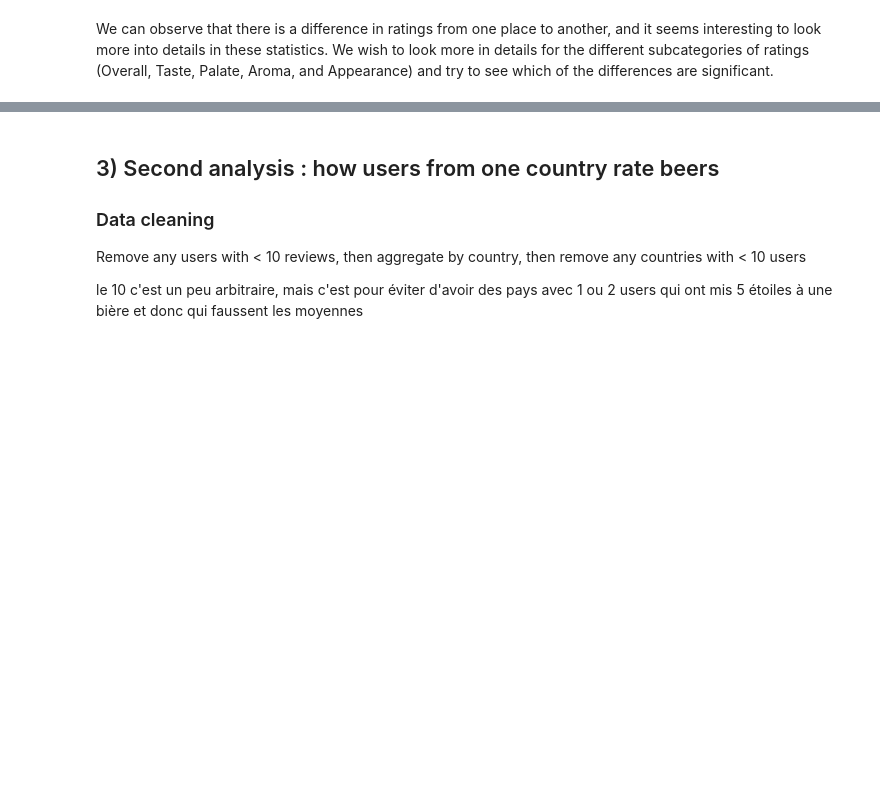
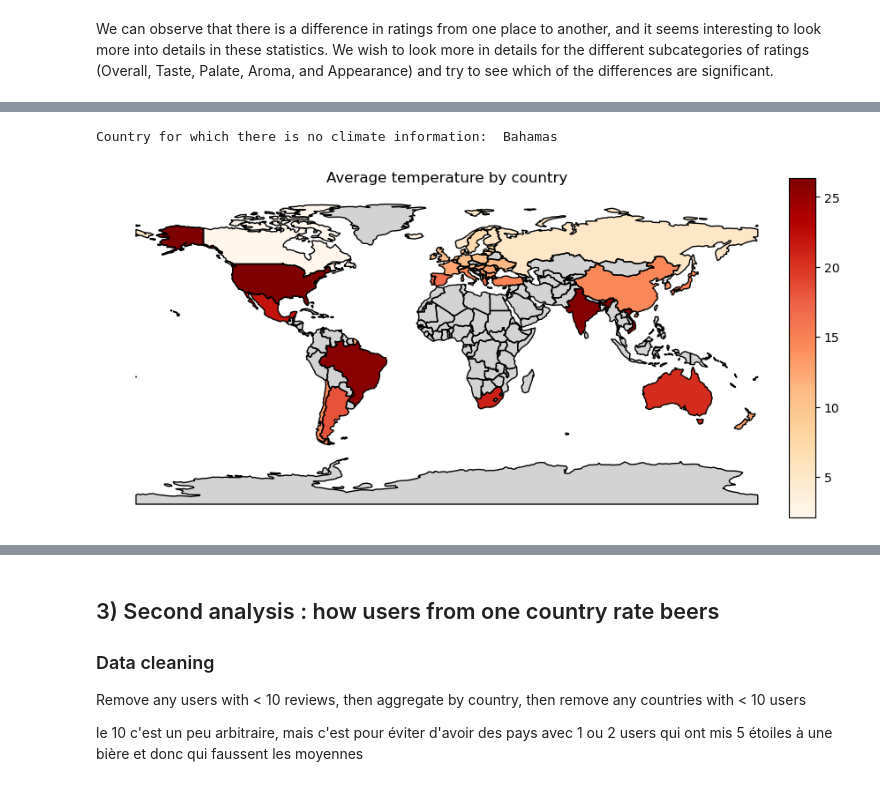
Before and after one commit to epfl-ada/ada-2023-project-riskybiscuits, a Jupyter notebook: main.ipynb, the cells around one changed output, grey strips where cells are left out. Drawn from its saved outputs; the diff is of its cells as text; code cells hidden in the pictures; blank space fills up the shorter version.

```diff
--- a/main.ipynb
+++ b/main.ipynb
@@ -387,0 +510,4 @@ pip install wordcloud
+# %%
+#load the dataset
+countries_climate = pd.read_csv('data/climate_countries.csv')
+countries_climate.head()
@@ -387,0 +521,34 @@ pip install wordcloud
+# %%
+#replace the names of the countries in the climate dataset to match the names in the ratings dataset
+countries_climate.loc[countries_climate["Country"].str.contains("United States"), "Country"] = "United States of America"
+countries_climate.loc[countries_climate["Country"].str.contains("Czechia"), "Country"] = "Czech Republic"
+countries_climate.loc[countries_climate["Country"].str.contains("Slovakia"), "Country"] = "Slovak Republic"
+countries_climate.loc[countries_climate["Country"].str.contains("Trinidad and Tobago"), "Country"] = "Trinidad & Tobago"
+# %%
+#keep only the climate from the countries in the dataset
+countries_climate = countries_climate[countries_climate['Country'].isin(avg_ratings.brewery_location.unique())]
+
+#print the countries in avg_ratings that are not in countries_climate
+print('Country for which there is no climate information: ', avg_ratings[~avg_ratings['brewery_location'].isin(countries_climate['Country'])]['brewery_location'].iloc[0])
+# %% [output]
+Country for which there is no climate information:  Bahamas
+# %%
+# Merge the world map with the climate data
+world_climate = world.copy()
+world_climate = world_climate.merge(countries_climate, left_on="name", right_on="Country", how="left")
+#drop 'Country' column as 'world' already has country names in the column 'name'
+world_climate = world_climate.drop(columns=['Country'])
+
+# Merge with the average ratings
+world_climate = world_climate.merge(avg_ratings, left_on="name", right_on="brewery_location", how="left")
+# %%
+# Plot the map
+fig, ax = plt.subplots(1, 1)
+fig.set_size_inches(10, 7)
+plt.title("Average temperature by country")
+world_climate.boundary.plot(ax=ax, linewidth=1, color="black")
+ax.set_axis_off()
+world_climate.plot(column="Avg °C", ax=ax, legend=True, cmap="OrRd", missing_kwds={"color": "lightgrey"},cax=fig.add_axes([0.9, 0.23, 0.03, 0.55]))
+plt.show()
+# %% [output]
+[figure, added]
```
Also changed, not shown: parts of 20 cells of this notebook, 2 other files.
